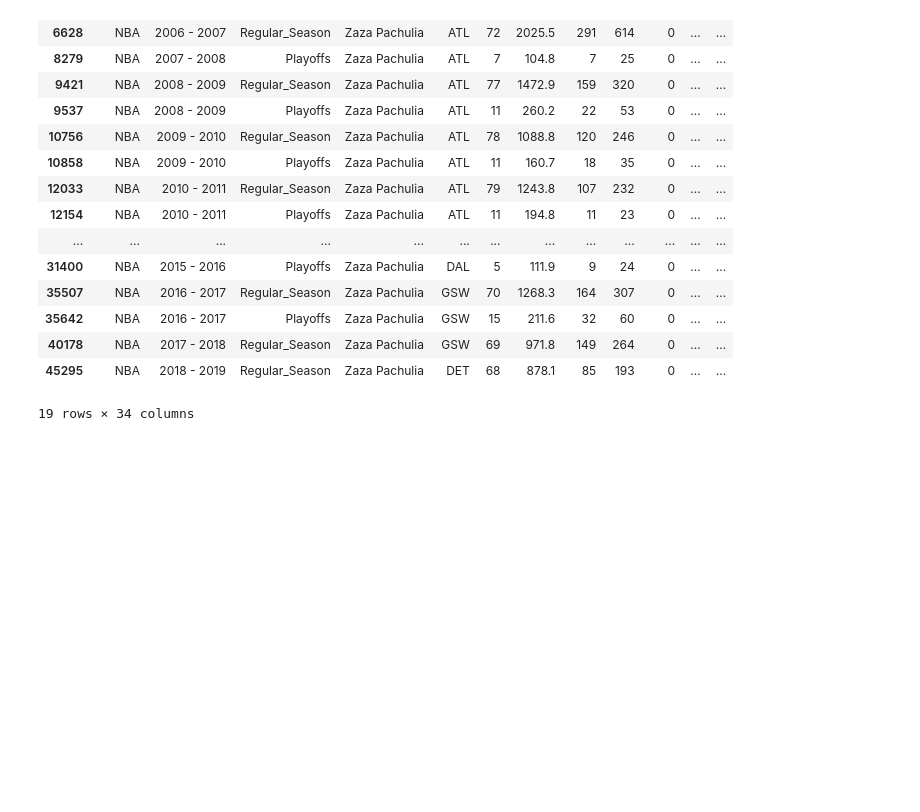
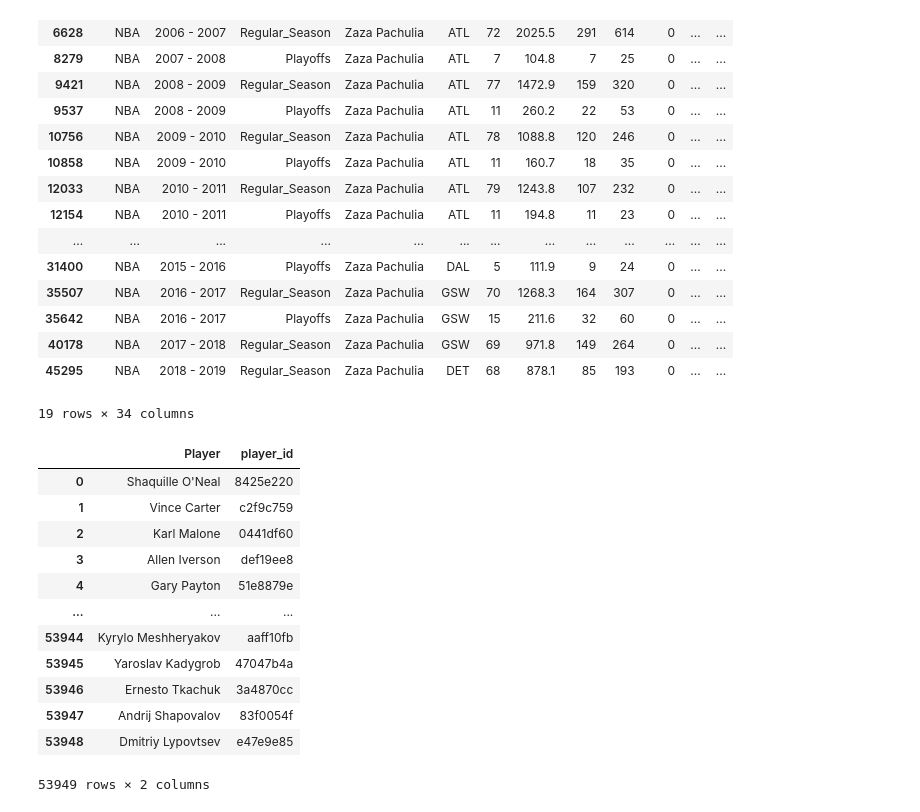
Before and after one commit to ChefBB/sna_project, a Jupyter notebook: exploration_bruno.ipynb, the cells around one changed output. Cells and saved outputs as stored; diff of their text form; code cells hidden in the pictures; blank space fills up the shorter version.

```diff
--- a/exploration_bruno.ipynb
+++ b/exploration_bruno.ipynb
@@ -116,3 +116,30 @@ df.loc[df['Player'] == 'Zaza Pachulia']
 | 40178 | NBA | 2017 - 2018 | Regular_Season | Zaza Pachulia | GSW | 69 | 971.8 | 149 | 264 | 0 | ... | ... |
 | 45295 | NBA | 2018 - 2019 | Regular_Season | Zaza Pachulia | DET | 68 | 878.1 | 85 | 193 | 0 | ... | ... |
 19 rows × 34 columns
+# %%
+import hashlib
+
+# Combine multiple attributes to create a unique identifier
+def generate_short_player_id(row):
+    attributes = f"{row['Player']}_{row['birth_year']}_{row['birth_month']}_{row['birth_date']}_{row['height_cm']}_{row['weight_kg']}_{row['nationality']}"
+    return hashlib.sha1(attributes.encode()).hexdigest()[:8]
+
+# Replace the original function with the shorter version
+generate_player_id = generate_short_player_id
+# Apply the function to create a new column
+df['player_id'] = df.apply(generate_player_id, axis=1)
+df[['Player', 'player_id']]
+# %% [output]
+|  | Player | player_id |
+| 0 | Shaquille O'Neal | 8425e220 |
+| 1 | Vince Carter | c2f9c759 |
+| 2 | Karl Malone | 0441df60 |
+| 3 | Allen Iverson | def19ee8 |
+| 4 | Gary Payton | 51e8879e |
+| ... | ... | ... |
+| 53944 | Kyrylo Meshheryakov | aaff10fb |
+| 53945 | Yaroslav Kadygrob | 47047b4a |
+| 53946 | Ernesto Tkachuk | 3a4870cc |
+| 53947 | Andrij Shapovalov | 83f0054f |
+| 53948 | Dmitriy Lypovtsev | e47e9e85 |
+53949 rows × 2 columns
```
Also changed, not shown: parts of 4 cells of this notebook, 1 other file.
